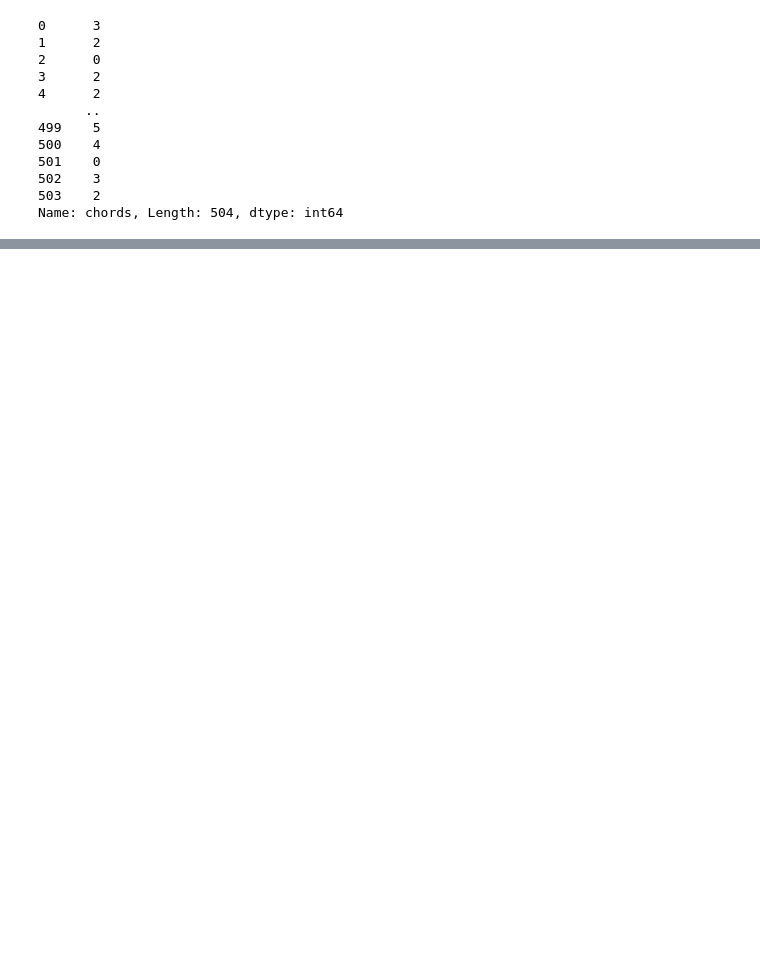
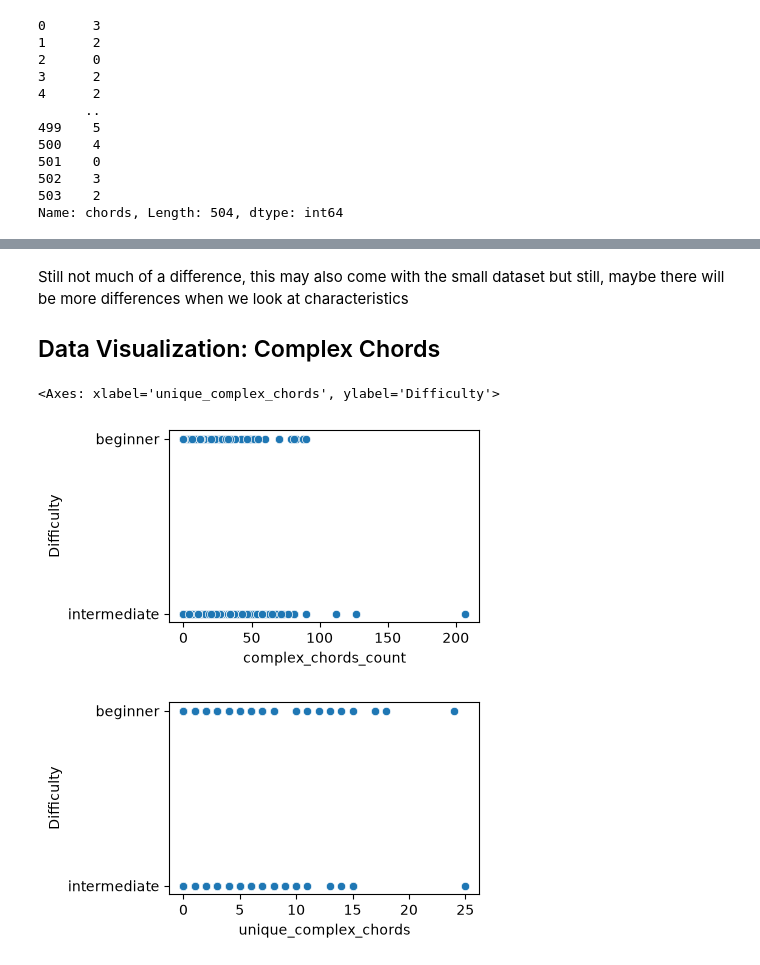
Before and after one commit to TiffanyBee/guitar_difficulty_predictor, a Jupyter notebook: 01_data_matching.ipynb, the cells around one changed output, grey strips where cells are left out. Cells and saved outputs as stored; diff of their text form; code cells hidden in the pictures; blank space fills up the shorter version.

```diff
--- a/01_data_matching.ipynb
+++ b/01_data_matching.ipynb
@@ -551,0 +581,16 @@ combined.head()
+# %% [markdown]
+Still not much of a difference, this may also come with the small dataset but still, maybe there will be more differences when we look at characteristics
+
+## Data Visualization: Complex Chords
+# %%
+# Count
+plt.figure(figsize=(4,2.5))
+sns.scatterplot(x=combined.complex_chords_count, y=combined["Difficulty"])
+
+# Unique
+plt.figure(figsize=(4,2.5))
+sns.scatterplot(x=combined.unique_complex_chords, y=combined["Difficulty"])
+# %% [output]
+<Axes: xlabel='unique_complex_chords', ylabel='Difficulty'>
+[figure, added]
+[figure, added]
```
Also changed, not shown: parts of 47 cells of this notebook.
